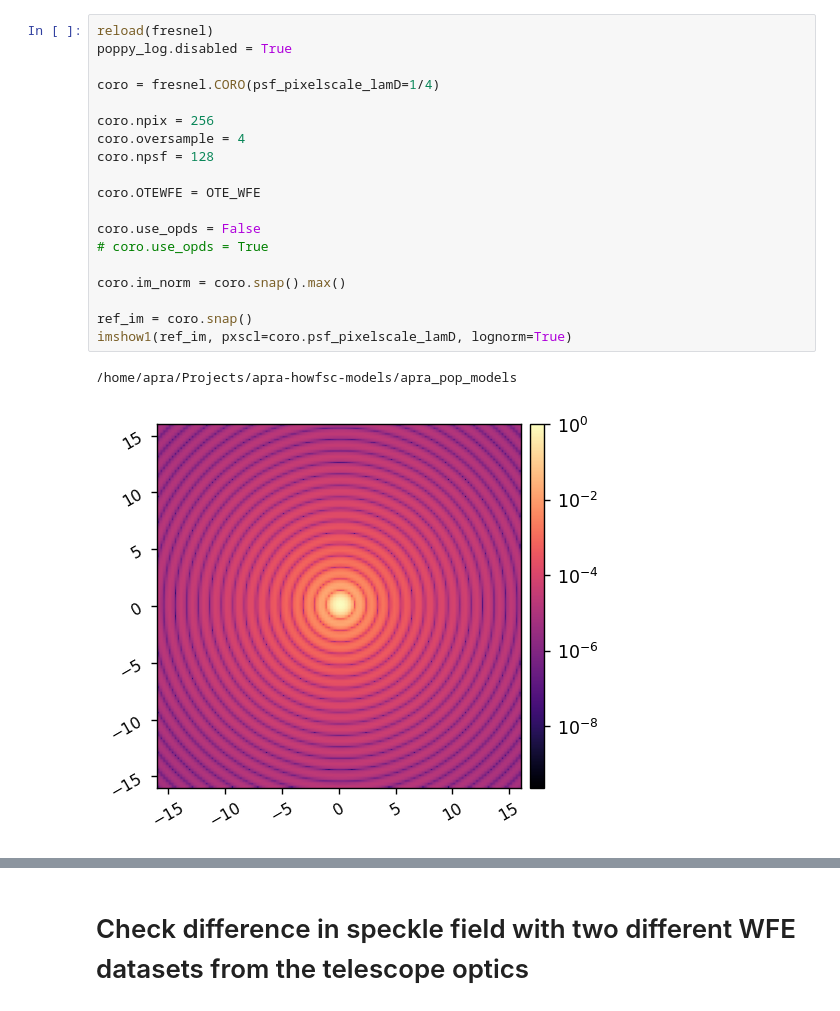
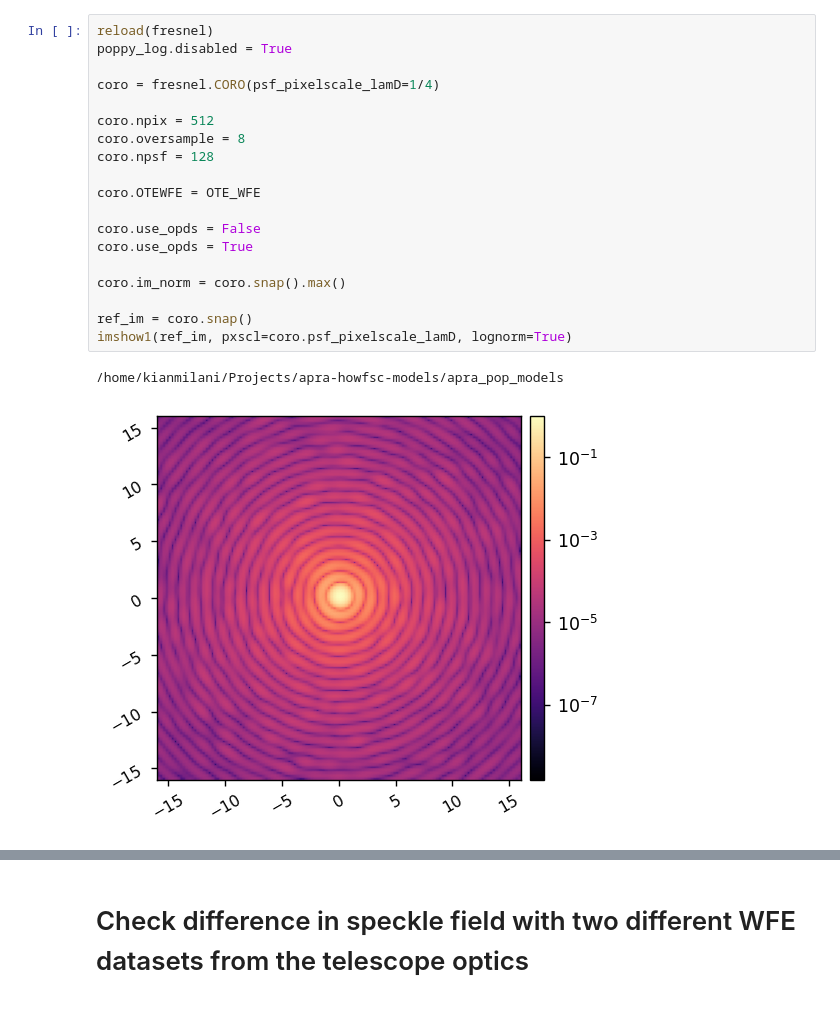
Before and after one commit to kian1377/apra-howfsc-models, a Jupyter notebook: notebooks/test_poppy_fresnel_model.ipynb, the cells around one changed output, grey strips where cells are left out. Drawn from its saved outputs; the diff is of its cells as text.

```diff
--- a/notebooks/test_poppy_fresnel_model.ipynb
+++ b/notebooks/test_poppy_fresnel_model.ipynb
@@ -63,25 +62,25 @@ $4.5518207 \times 10^{-6} \; \mathrm{m}$
 # %%
 reload(fresnel)
 poppy_log.disabled = True
 
 coro = fresnel.CORO(psf_pixelscale_lamD=1/4)
 
-coro.npix = 256
-coro.oversample = 4
+coro.npix = 512
+coro.oversample = 8
 coro.npsf = 128
 
 coro.OTEWFE = OTE_WFE
 
 coro.use_opds = False
-# coro.use_opds = True
+coro.use_opds = True
 
 coro.im_norm = coro.snap().max()
 
 ref_im = coro.snap()
 imshow1(ref_im, pxscl=coro.psf_pixelscale_lamD, lognorm=True)
 # %% [output]
-/home/apra/Projects/apra-howfsc-models/apra_pop_models
+/home/kianmilani/Projects/apra-howfsc-models/apra_pop_models
-[figure, old version]
+[figure, new version]
 # %%
 poppy_log.disabled = True
 
```
Also changed, not shown: parts of 7 cells of this notebook, 3 other files.
